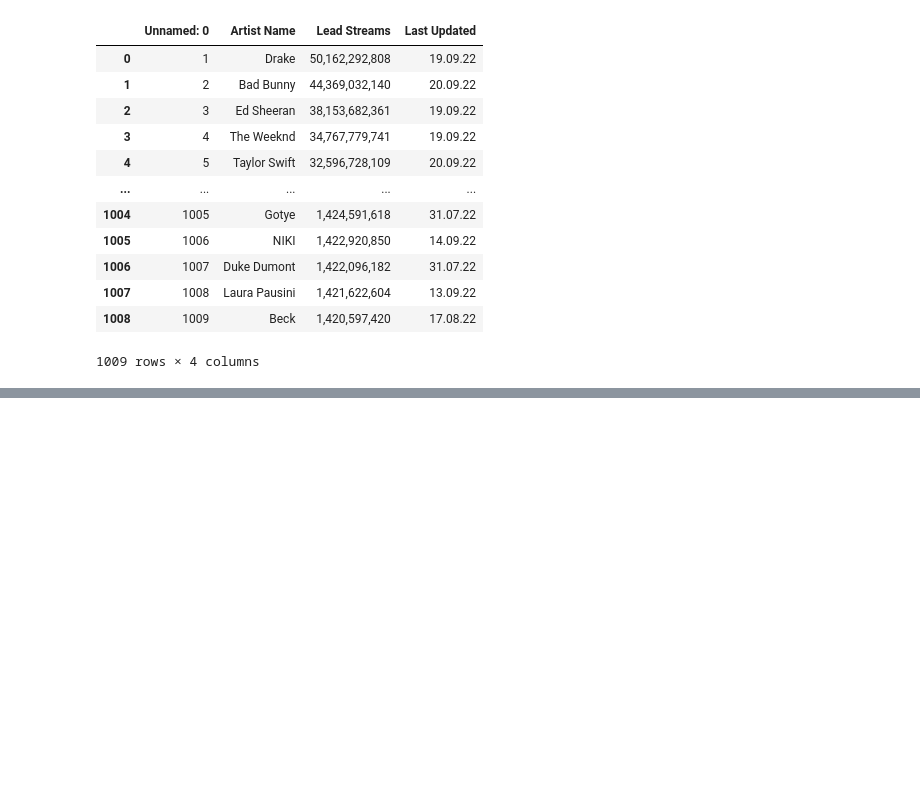
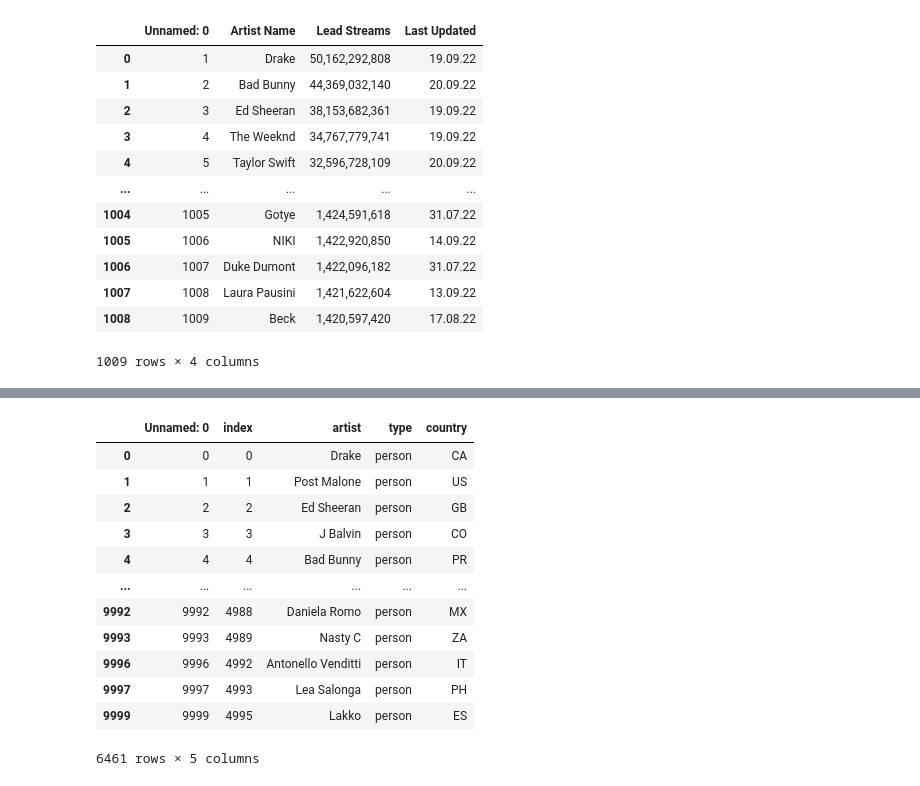
Before and after one commit to Mseymour16/CCIC_DS1, a Jupyter notebook: DS1 Final.ipynb, the cells around one changed output, grey strips where cells are left out. Drawn from its saved outputs; the diff is of its cells as text; code cells hidden in the pictures; blank space fills up the shorter version.

```diff
--- a/DS1 Final.ipynb
+++ b/DS1 Final.ipynb
@@ -2,5 +2,5 @@
 import pandas as pd
 import seaborn as sb
 
-df = df = pd.read_csv('spotify_artist_data.csv')
-print(df.to_string())
+df = pd.read_csv('spotify_artist_data.csv')
+df2 = pd.read_csv('10kSpotify.csv')
@@ -54,0 +30,3 @@ def streamMoney():
+# %%
+df2.drop(['gender','age','city_1','district_1','city_2','district_2','city_3','district_3'], axis = 1, inplace = True)
+print(df2.to_string())
@@ -54,0 +51,6 @@ def streamMoney():
+# %%
+df2.isnull().values.any()
+df2.dropna(inplace = True)
+df2.isnull().values.any()
+len(df2)
+print(df2.to_string())
@@ -54,0 +75,16 @@ def streamMoney():
+# %%
+df2
+# %% [output]
+|  | Unnamed: 0 | index | artist | type | country |
+| 0 | 0 | 0 | Drake | person | CA |
+| 1 | 1 | 1 | Post Malone | person | US |
+| 2 | 2 | 2 | Ed Sheeran | person | GB |
+| 3 | 3 | 3 | J Balvin | person | CO |
+| 4 | 4 | 4 | Bad Bunny | person | PR |
+| ... | ... | ... | ... | ... | ... |
+| 9992 | 9992 | 4988 | Daniela Romo | person | MX |
+| 9993 | 9993 | 4989 | Nasty C | person | ZA |
+| 9996 | 9996 | 4992 | Antonello Venditti | person | IT |
+| 9997 | 9997 | 4993 | Lea Salonga | person | PH |
+| 9999 | 9999 | 4995 | Lakko | person | ES |
+6461 rows × 5 columns
```
Also changed, not shown: parts of 5 cells of this notebook, 1 other file.
